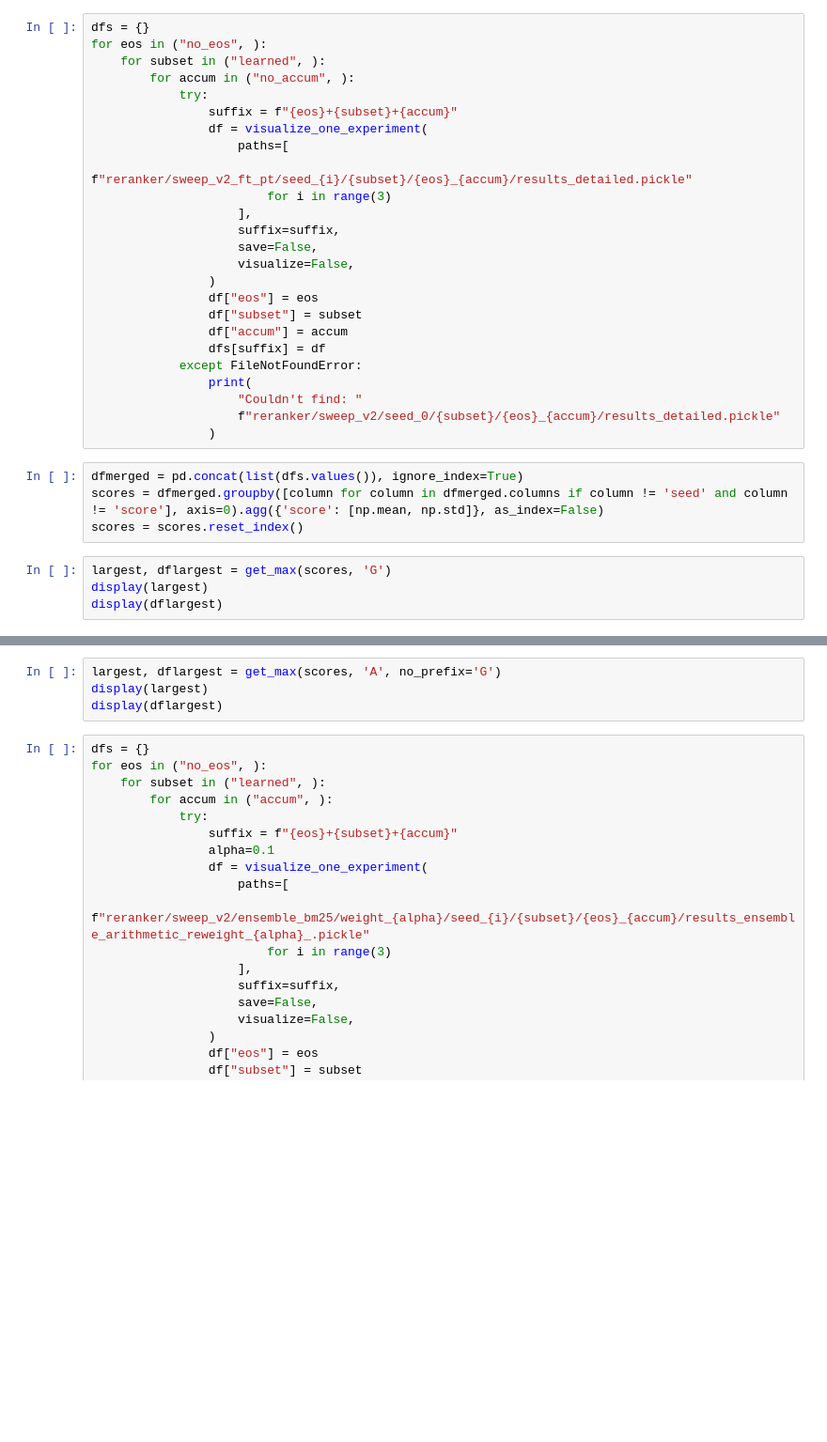
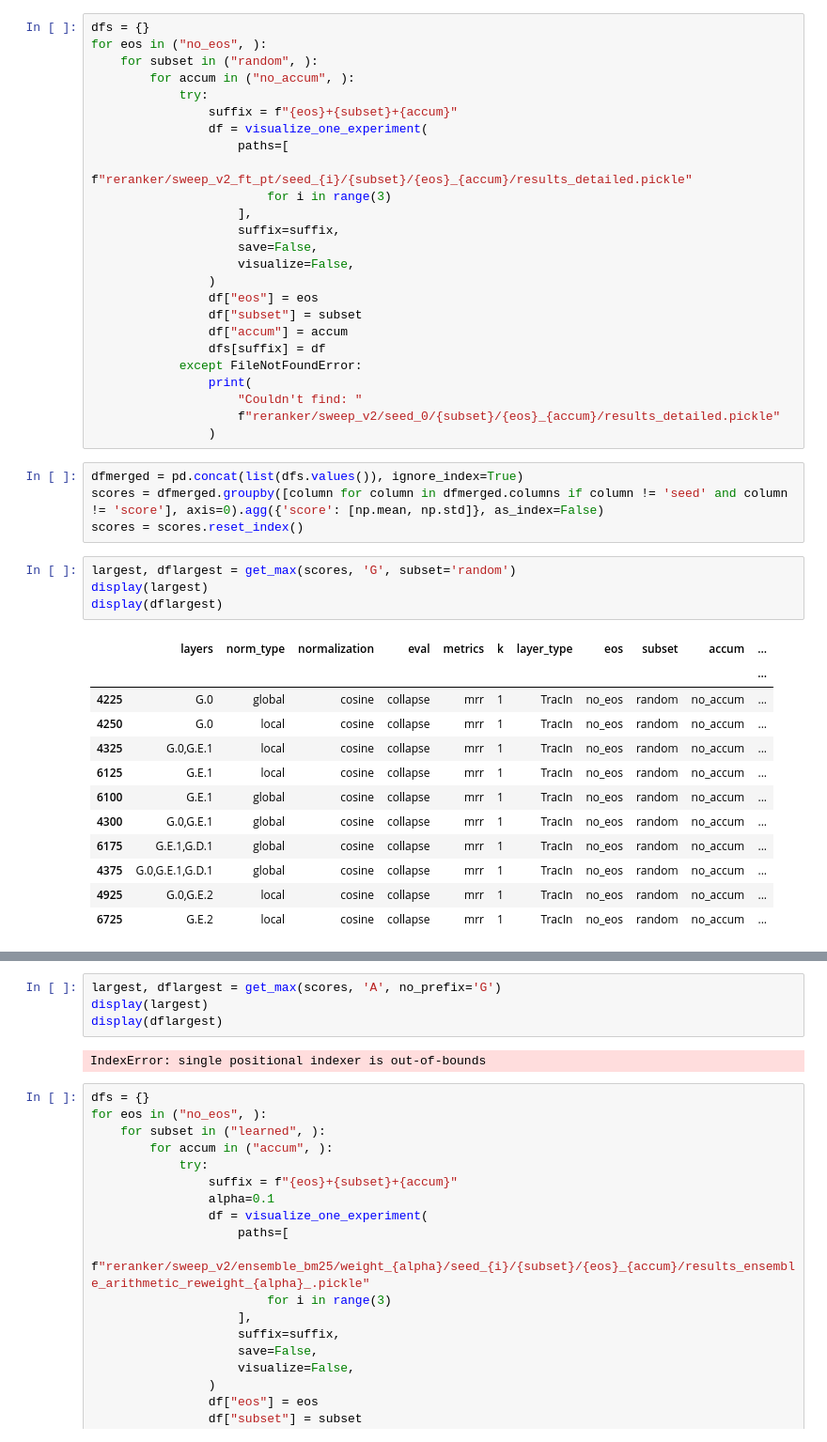
Before and after one commit to ekinakyurek/influence, a Jupyter notebook: analysis.ipynb, the cells around one changed output, grey strips where cells are left out. Shown at 94% size. Saved outputs shown, nothing was run; the diff lists cells and outputs as text; blank space fills up the shorter version.

```diff
--- a/analysis.ipynb
+++ b/analysis.ipynb
@@ -500,7 +500,7 @@ dflargest
 # %%
 dfs = {}
 for eos in ("no_eos", ):
-    for subset in ("learned", ):
+    for subset in ("random", ):
         for accum in ("no_accum", ):
             try:
                 suffix = f"{eos}+{subset}+{accum}"
@@ -527,6 +527,19 @@ dfmerged = pd.concat(list(dfs.values()), ignore_index=True)
 scores = dfmerged.groupby([column for column in dfmerged.columns if column != 'seed' and column != 'score'], axis=0).agg({'score': [np.mean, np.std]}, as_index=False)
 scores = scores.reset_index()
 # %%
-largest, dflargest = get_max(scores, 'G')
+largest, dflargest = get_max(scores, 'G', subset='random')
 display(largest)
 display(dflargest)
+# %% [output]
+|  | layers | norm_type | normalization | eval | metrics | k | layer_type | eos | subset | accum | ... |
+|  |  |  |  |  |  |  |  |  |  |  | ... |
+| 4225 | G.0 | global | cosine | collapse | mrr | 1 | TracIn | no_eos | random | no_accum | ... |
+| 4250 | G.0 | local | cosine | collapse | mrr | 1 | TracIn | no_eos | random | no_accum | ... |
+| 4325 | G.0,G.E.1 | local | cosine | collapse | mrr | 1 | TracIn | no_eos | random | no_accum | ... |
+| 6125 | G.E.1 | local | cosine | collapse | mrr | 1 | TracIn | no_eos | random | no_accum | ... |
+| 6100 | G.E.1 | global | cosine | collapse | mrr | 1 | TracIn | no_eos | random | no_accum | ... |
+| 4300 | G.0,G.E.1 | global | cosine | collapse | mrr | 1 | TracIn | no_eos | random | no_accum | ... |
+| 6175 | G.E.1,G.D.1 | global | cosine | collapse | mrr | 1 | TracIn | no_eos | random | no_accum | ... |
+| 4375 | G.0,G.E.1,G.D.1 | global | cosine | collapse | mrr | 1 | TracIn | no_eos | random | no_accum | ... |
+| 4925 | G.0,G.E.2 | local | cosine | collapse | mrr | 1 | TracIn | no_eos | random | no_accum | ... |
+| 6725 | G.E.2 | local | cosine | collapse | mrr | 1 | TracIn | no_eos | random | no_accum | ... |
@@ -534,6 +551,8 @@ display(dflargest)
 largest, dflargest = get_max(scores, 'A', no_prefix='G')
 display(largest)
 display(dflargest)
+# %% [output]
+IndexError: single positional indexer is out-of-bounds
 # %%
 dfs = {}
 for eos in ("no_eos", ):
```
Also changed, not shown: parts of 1 cell of this notebook.
